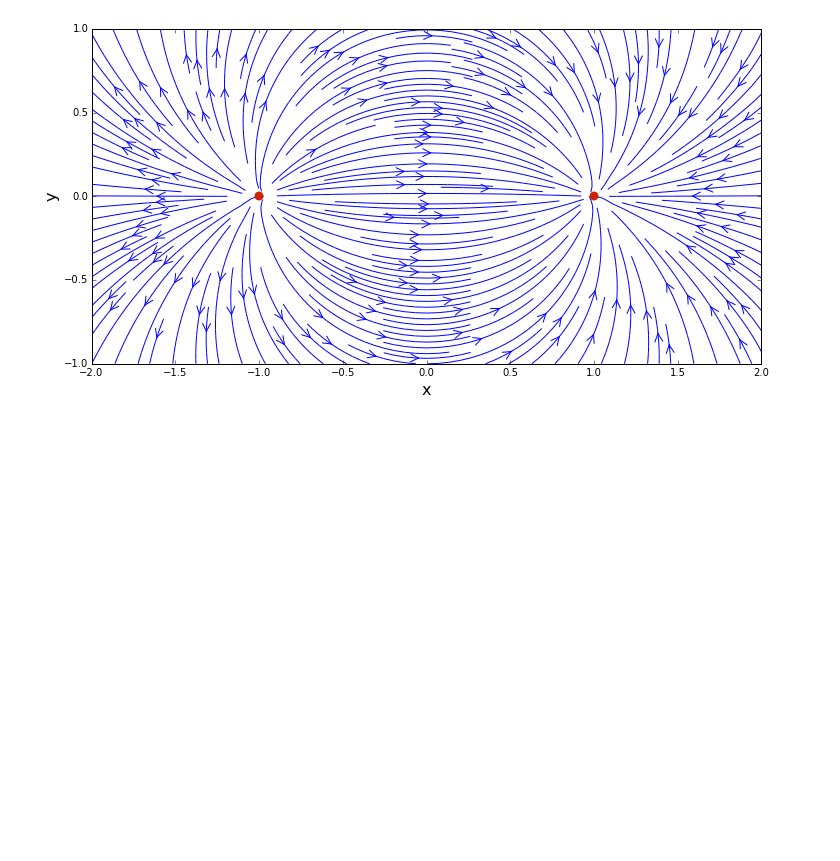
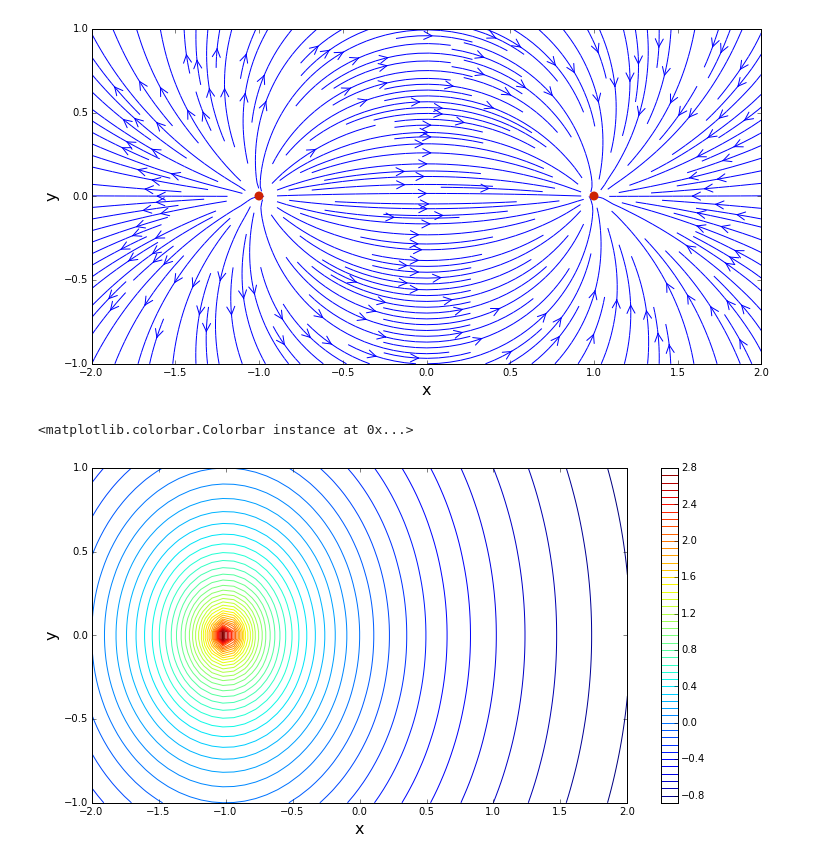
Before and after one commit to mglasstone/MAE6226, a Jupyter notebook: Source_Sink_Pair.ipynb, the cells around one changed output. Cells and saved outputs as stored; diff of their text form; code cells hidden in the pictures; blank space fills up the shorter version.

Commit message:
Added Potential Flow Contour Plots
-Contour plot for only source
-Contour plot for only sink
-Contour plot for combined source/sink pair

```diff
--- a/Source_Sink_Pair.ipynb
+++ b/Source_Sink_Pair.ipynb
@@ -80,3 +80,21 @@ plt.scatter([x_source, x_sink], [y_source, y_sink],
             color='#CD2305', s=80, marker='o', linewidth=0);
 # %% [output]
 [figure]
+# %%
+#Source Velocity Potential
+r_source = np.sqrt((X-x_source)**2 + (Y-y_source)**2)
+pot_source = -strength_source/(2*pi)*np.log(r_source)
+
+# Source velocity potential contour plot
+size = 12
+num_levels = 50
+plt.figure(figsize=(size, (y_end-y_start)/(x_end-x_start)*size))
+plt.xlabel('x', fontsize=16)
+plt.ylabel('y', fontsize=16)
+plt.xlim(x_start, x_end)
+plt.ylim(y_start, y_end)
+plt.contour(X, Y, pot_source, num_levels)
+plt.colorbar(extend='both')
+# %% [output]
+<matplotlib.colorbar.Colorbar instance at 0x...>
+[figure, added]
```
Also changed, not shown: parts of 2 cells of this notebook.
